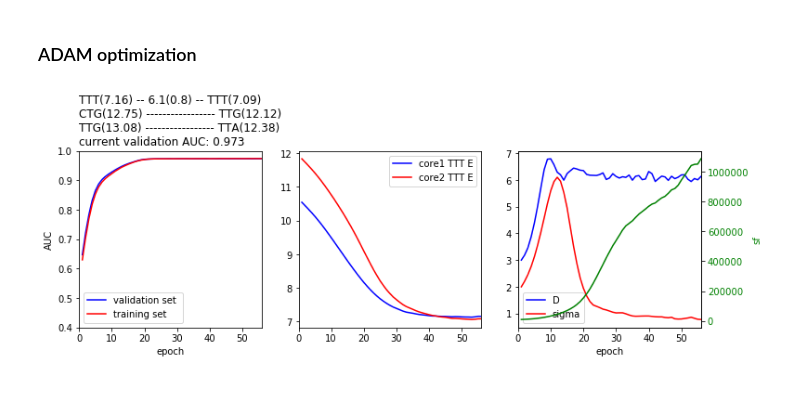
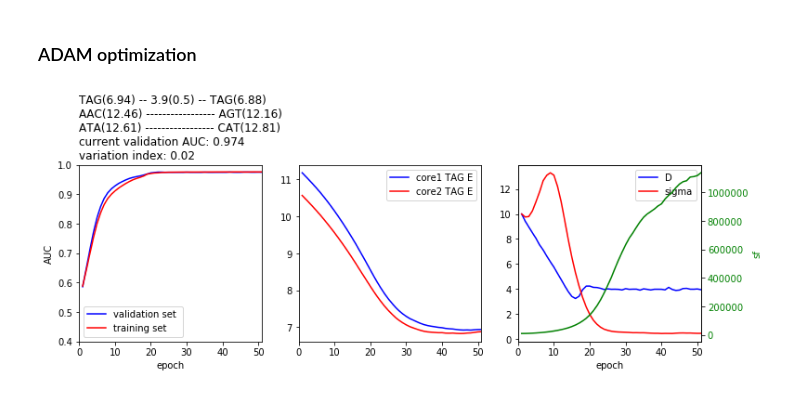
Before and after one commit to soedinglab/bipartite_motif_finder, a Jupyter notebook: gradient_descent_avx.ipynb, the cells around one changed output. Drawn from its saved outputs; the diff is of its cells as text; code cells hidden in the pictures.

```diff
--- a/gradient_descent_avx.ipynb
+++ b/gradient_descent_avx.ipynb
@@ -389,11 +389,12 @@ def plt_performance(auc_validation, auc_train, param_history, theta):
     sig = np.exp(theta[-1])
     #===============================================
 
-    ax1.set_title('%s(%.2f) -- %.1f(%.1f) -- %s(%.2f)\n%s(%.2f) ----------------- %s(%.2f)\n%s(%.2f) ----------------- %s(%.2f)\ncurrent validation AUC: %.3f'%(
+    ax1.set_title('%s(%.2f) -- %.1f(%.1f) -- %s(%.2f)\n%s(%.2f) ----------------- %s(%.2f)\n%s(%.2f) ----------------- %s(%.2f)\ncurrent validation AUC: %.3f\nvariation index: %.2f'%(
         core1.index[0], core1.values[0],d,sig,core2.index[0], core2.values[0],
         core1.index[1], core1.values[1], core2.index[1], core2.values[1],
         core1.index[2], core1.values[2], core2.index[2], core2.values[2],
-        auc_validation[-1]),
+        auc_validation[-1],
+        param_local_fluctuation(param_history)),
                 loc='left')
     ax1.plot(x, auc_validation, color='blue', label='validation set ')
     ax1.plot(x, auc_train, color='red', label='training set')
@@ -555,35 +581,26 @@ else:
 
     bg_train, bg_test, bg_valid = partition(background_set, 3)
     pos_train, pos_test, pos_valid = partition(positive_set, 3)
-# %%
-np.random.seed(0)
-Ea = np.random.normal(loc=12.0, scale=1.0, size=len(kmer_inx))
-Eb = np.random.normal(loc=12.0, scale=1.0, size=len(kmer_inx))
-sf = np.log(1000)
-D = np.log(3)
-sig = np.log(3)
-
-parameters = np.concatenate([x.ravel() for x in [Ea, Eb, np.array([sf, D, sig])]])
 # %% [markdown]
 ### ADAM optimization
 # %%
-kmer1 = 'TTT'
-kmer2 = 'TTT'
+kmer1 = 'TAG'
+kmer2 = 'TAG'
 
-for i in range(40):
+for i in range(1):
     Ea = np.random.normal(loc=12.0, scale=1.0, size=len(kmer_inx))
     Eb = np.random.normal(loc=12.0, scale=1.0, size=len(kmer_inx))
     sf = np.log(10000)
-    D = np.log(3)
-    sig = np.log(2)
+    D = np.log(10)
+    sig = np.log(10)
 
     parameters = np.concatenate([x.ravel() for x in [Ea, Eb, np.array([sf, D, sig])]])
 
     identifier = random.randint(1,999)
-    plot_name = 'TTT_TTT_1000_%d_ADAM'%identifier
+    plot_name = 'TAG_TAG_1000_%d_ADAM'%identifier
 
     %matplotlib inline
     n=1000
     x_opt, grad = optimize_adam(random.sample(pos_train, n), random.sample(bg_train, n), pos_valid[:n], bg_valid[:n])
 # %% [output]
-[figure, old version]
+[figure, new version]
```
Also changed, not shown: parts of 1 cell of this notebook.
